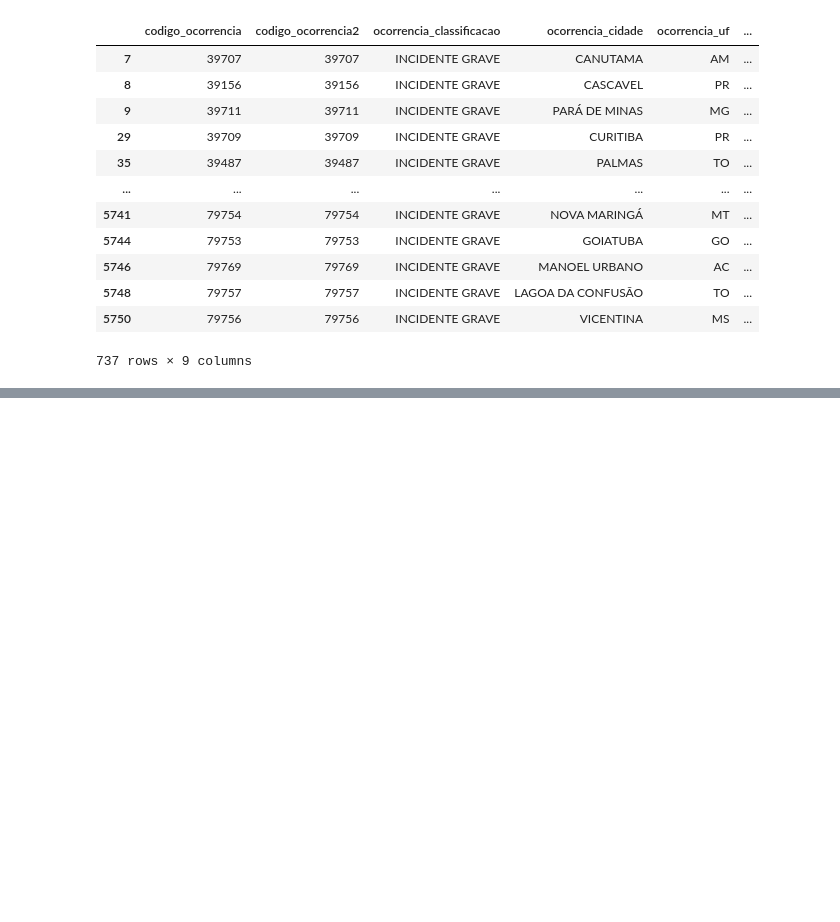
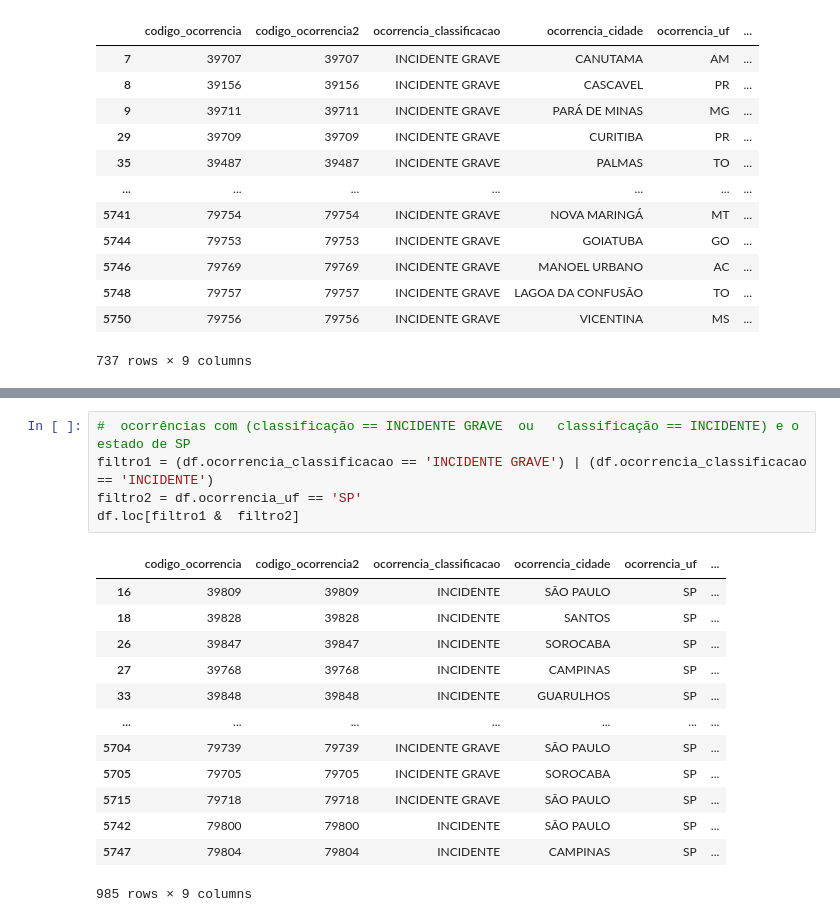
Before and after one commit to jpablolima/etl-python, a Jupyter notebook: transformacao_de_dados.ipynb, the cells around one changed output, grey strips where cells are left out. Cells and saved outputs as stored; diff of their text form; blank space fills up the shorter version.

```diff
--- a/transformacao_de_dados.ipynb
+++ b/transformacao_de_dados.ipynb
@@ -240,0 +279,19 @@ df.loc[filtro]
+# %%
+#  ocorrências com (classificação == INCIDENTE GRAVE  ou   classificação == INCIDENTE) e o  estado de SP
+filtro1 = (df.ocorrencia_classificacao == 'INCIDENTE GRAVE') | (df.ocorrencia_classificacao == 'INCIDENTE')
+filtro2 = df.ocorrencia_uf == 'SP'
+df.loc[filtro1 &  filtro2]
+# %% [output]
+|  | codigo_ocorrencia | codigo_ocorrencia2 | ocorrencia_classificacao | ocorrencia_cidade | ocorrencia_uf | ... |
+| 16 | 39809 | 39809 | INCIDENTE | SÃO PAULO | SP | ... |
+| 18 | 39828 | 39828 | INCIDENTE | SANTOS | SP | ... |
+| 26 | 39847 | 39847 | INCIDENTE | SOROCABA | SP | ... |
+| 27 | 39768 | 39768 | INCIDENTE | CAMPINAS | SP | ... |
+| 33 | 39848 | 39848 | INCIDENTE | GUARULHOS | SP | ... |
+| ... | ... | ... | ... | ... | ... | ... |
+| 5704 | 79739 | 79739 | INCIDENTE GRAVE | SÃO PAULO | SP | ... |
+| 5705 | 79705 | 79705 | INCIDENTE GRAVE | SOROCABA | SP | ... |
+| 5715 | 79718 | 79718 | INCIDENTE GRAVE | SÃO PAULO | SP | ... |
+| 5742 | 79800 | 79800 | INCIDENTE | SÃO PAULO | SP | ... |
+| 5747 | 79804 | 79804 | INCIDENTE | CAMPINAS | SP | ... |
+985 rows × 9 columns
```
Also changed, not shown: parts of 5 cells of this notebook.
